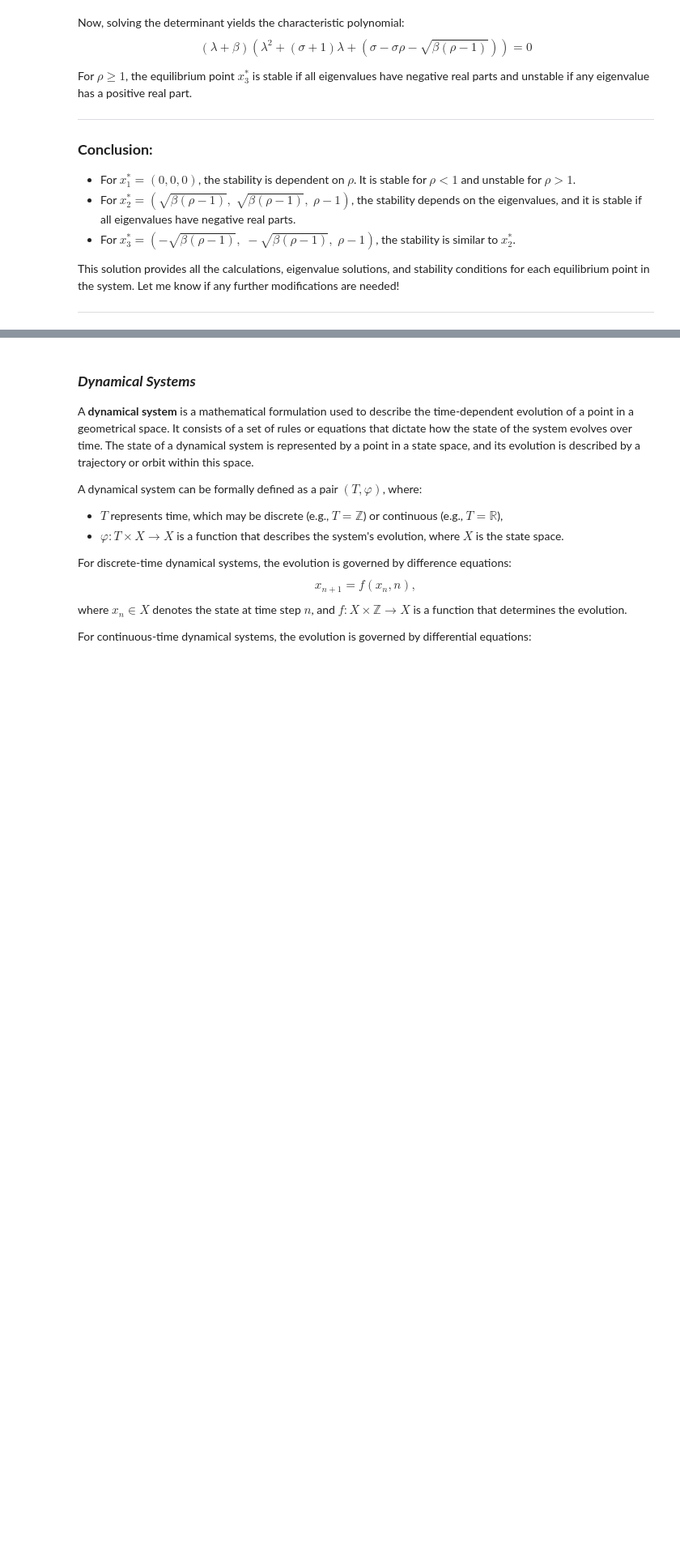
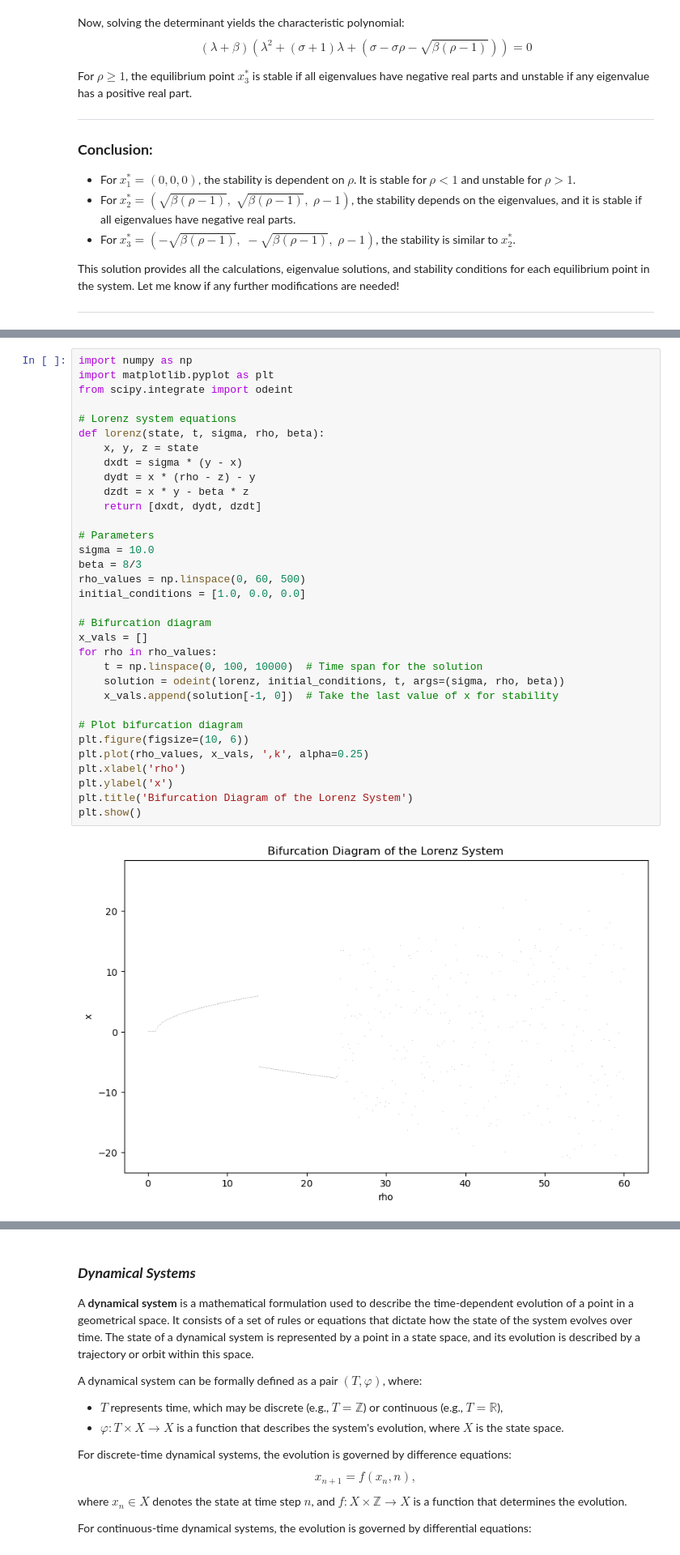
Before and after one commit to DominikJur/Lorenz-System, a Jupyter notebook: lorenz_system.ipynb, the cells around one changed output, grey strips where cells are left out. Shown at 81% size. Drawn from its saved outputs; the diff is of its cells as text; blank space fills up the shorter version.

Commit message:
bifuraction diagram
xd

```diff
--- a/lorenz_system.ipynb
+++ b/lorenz_system.ipynb
@@ -287,0 +300,35 @@ This solution provides all the calculations, eigenvalue solutions, and stability
+# %%
+import numpy as np
+import matplotlib.pyplot as plt
+from scipy.integrate import odeint
+
+# Lorenz system equations
+def lorenz(state, t, sigma, rho, beta):
+    x, y, z = state
+    dxdt = sigma * (y - x)
+    dydt = x * (rho - z) - y
+    dzdt = x * y - beta * z
+    return [dxdt, dydt, dzdt]
+
+# Parameters
+sigma = 10.0
+beta = 8/3
+rho_values = np.linspace(0, 60, 500)
+initial_conditions = [1.0, 0.0, 0.0]
+
+# Bifurcation diagram
+x_vals = []
+for rho in rho_values:
+    t = np.linspace(0, 100, 10000)  # Time span for the solution
+    solution = odeint(lorenz, initial_conditions, t, args=(sigma, rho, beta))
+    x_vals.append(solution[-1, 0])  # Take the last value of x for stability
+
+# Plot bifurcation diagram
+plt.figure(figsize=(10, 6))
+plt.plot(rho_values, x_vals, ',k', alpha=0.25)
+plt.xlabel('rho')
+plt.ylabel('x')
+plt.title('Bifurcation Diagram of the Lorenz System')
+plt.show()
+# %% [output]
+[figure, added]
```
Also changed, not shown: parts of 2 cells of this notebook.
